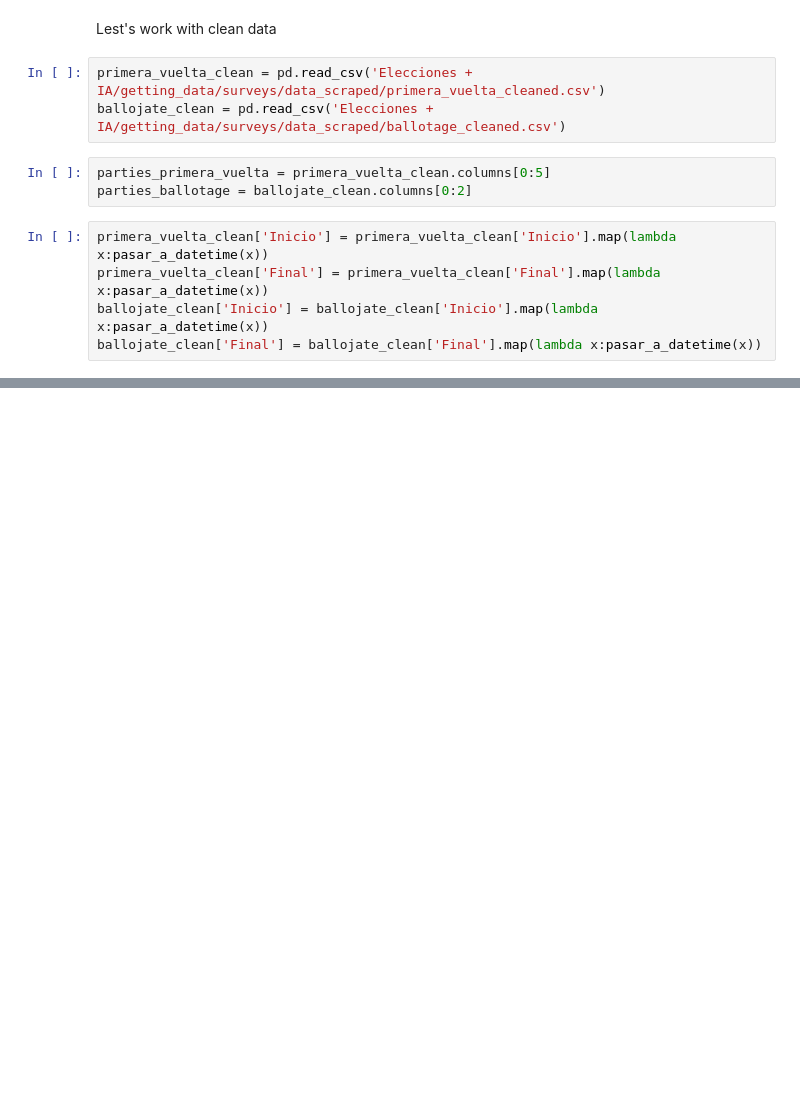
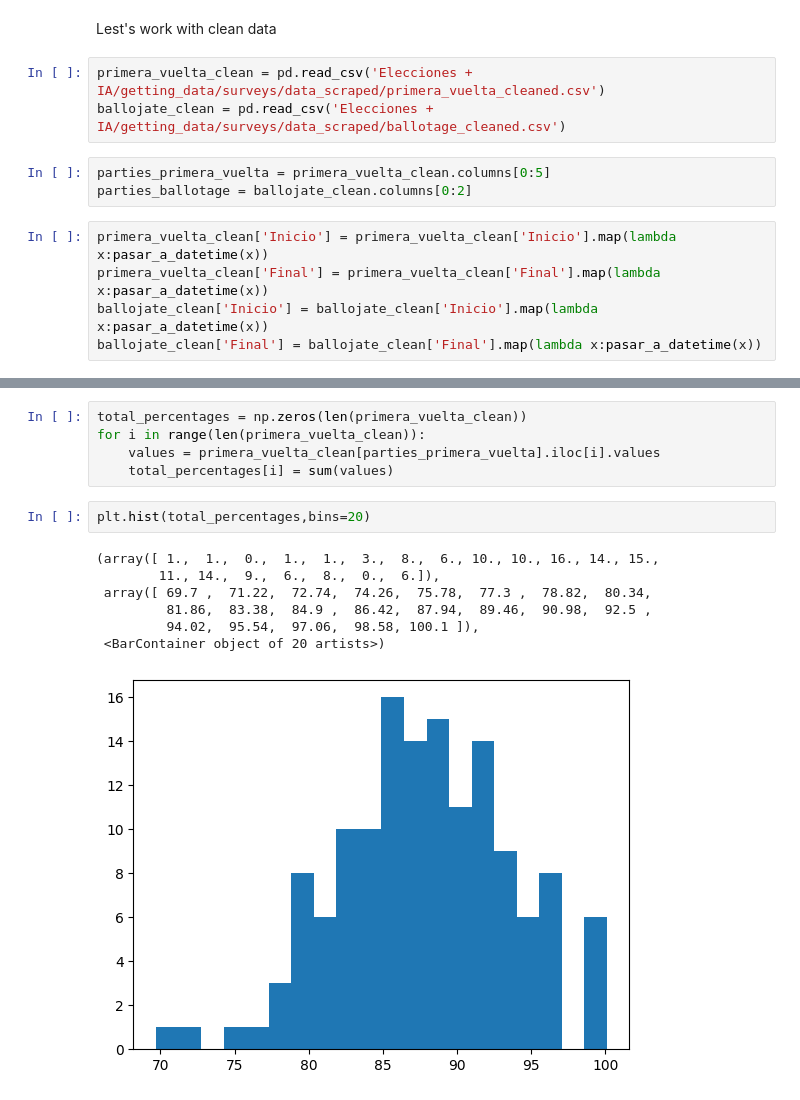
Before and after one commit to 0sc4rL0pez/elecciones2023-arg, a Jupyter notebook: Elecciones + IA/analisis_exploratorio/surveys_plots.ipynb, the cells around one changed output, grey strips where cells are left out. Saved outputs shown, nothing was run; the diff lists cells and outputs as text; blank space fills up the shorter version.

```diff
--- a/Elecciones + IA/analisis_exploratorio/surveys_plots.ipynb
+++ b/Elecciones + IA/analisis_exploratorio/surveys_plots.ipynb
@@ -140,0 +149,15 @@ encuestas_polinomio_partidos = []
+# %%
+total_percentages = np.zeros(len(primera_vuelta_clean))
+for i in range(len(primera_vuelta_clean)):
+    values = primera_vuelta_clean[parties_primera_vuelta].iloc[i].values
+    total_percentages[i] = sum(values)
+# %%
+plt.hist(total_percentages,bins=20)
+# %% [output]
+(array([ 1.,  1.,  0.,  1.,  1.,  3.,  8.,  6., 10., 10., 16., 14., 15.,
+        11., 14.,  9.,  6.,  8.,  0.,  6.]),
+ array([ 69.7 ,  71.22,  72.74,  74.26,  75.78,  77.3 ,  78.82,  80.34,
+         81.86,  83.38,  84.9 ,  86.42,  87.94,  89.46,  90.98,  92.5 ,
+         94.02,  95.54,  97.06,  98.58, 100.1 ]),
+ <BarContainer object of 20 artists>)
+[figure, added]
```
Also changed, not shown: parts of 6 cells of this notebook.
